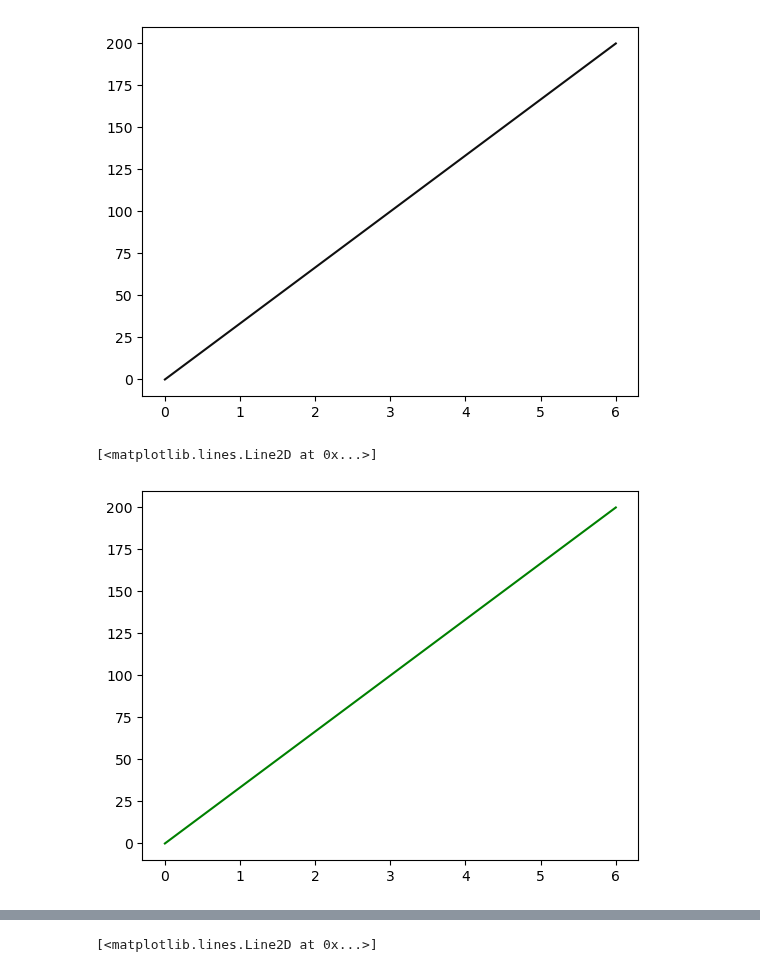
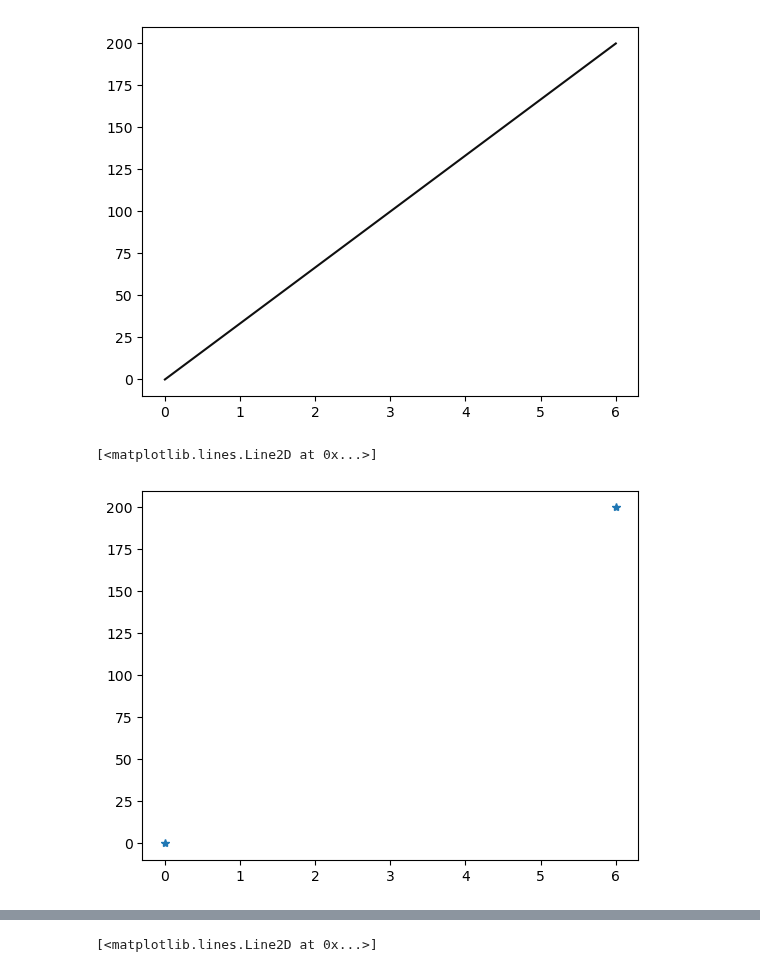
Before and after one commit to Karthik6622/PYTHON, a Jupyter notebook: Matplotlib_Practise_files/Matplotlib-Basics.ipynb, the cells around one changed output, grey strips where cells are left out. Drawn from its saved outputs; the diff is of its cells as text; code cells hidden in the pictures.

```diff
--- a/Matplotlib_Practise_files/Matplotlib-Basics.ipynb
+++ b/Matplotlib_Practise_files/Matplotlib-Basics.ipynb
@@ -36,7 +36,8 @@ plt.plot(x,y,color='#0f0f0f')#black
 [<matplotlib.lines.Line2D at 0x...>]
 [figure]
 # %%
-plt.plot(x,y,'g')
+#without line
+plt.plot(x,y,'*')
 # %% [output]
 [<matplotlib.lines.Line2D at 0x...>]
-[figure, old version]
+[figure, new version]
```
Also changed, not shown: parts of 1 cell of this notebook, 5 other files.
